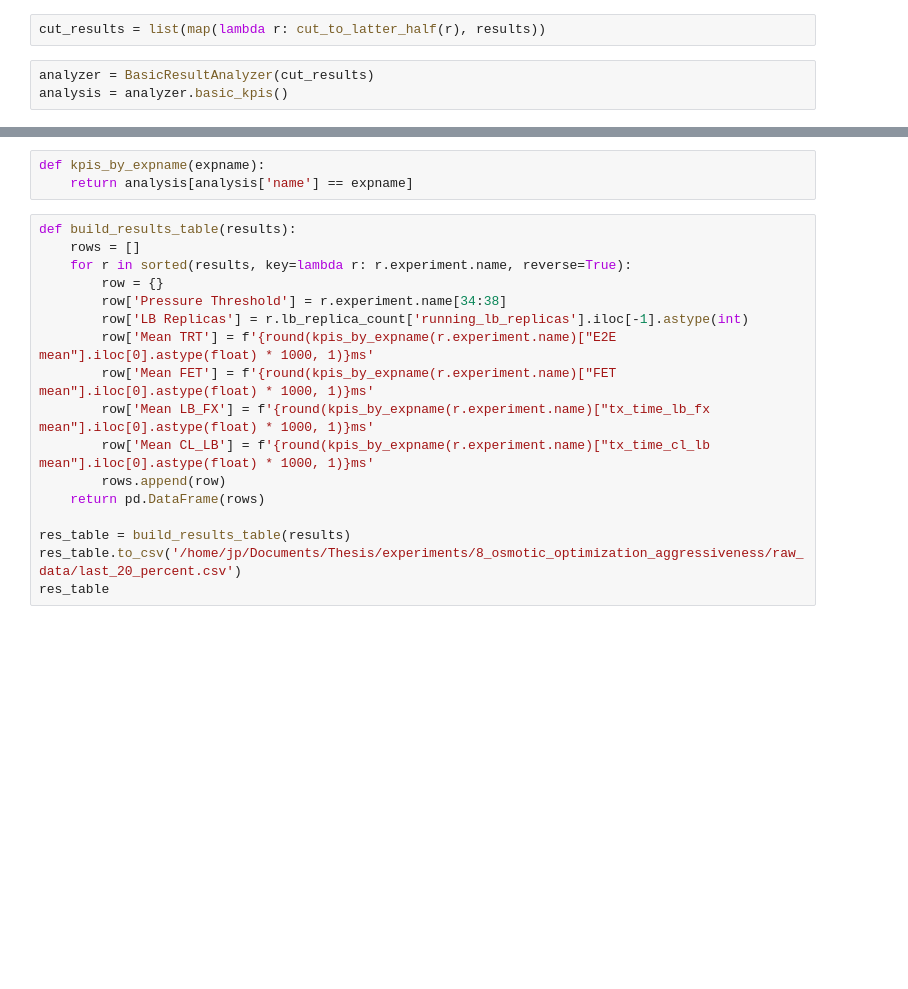
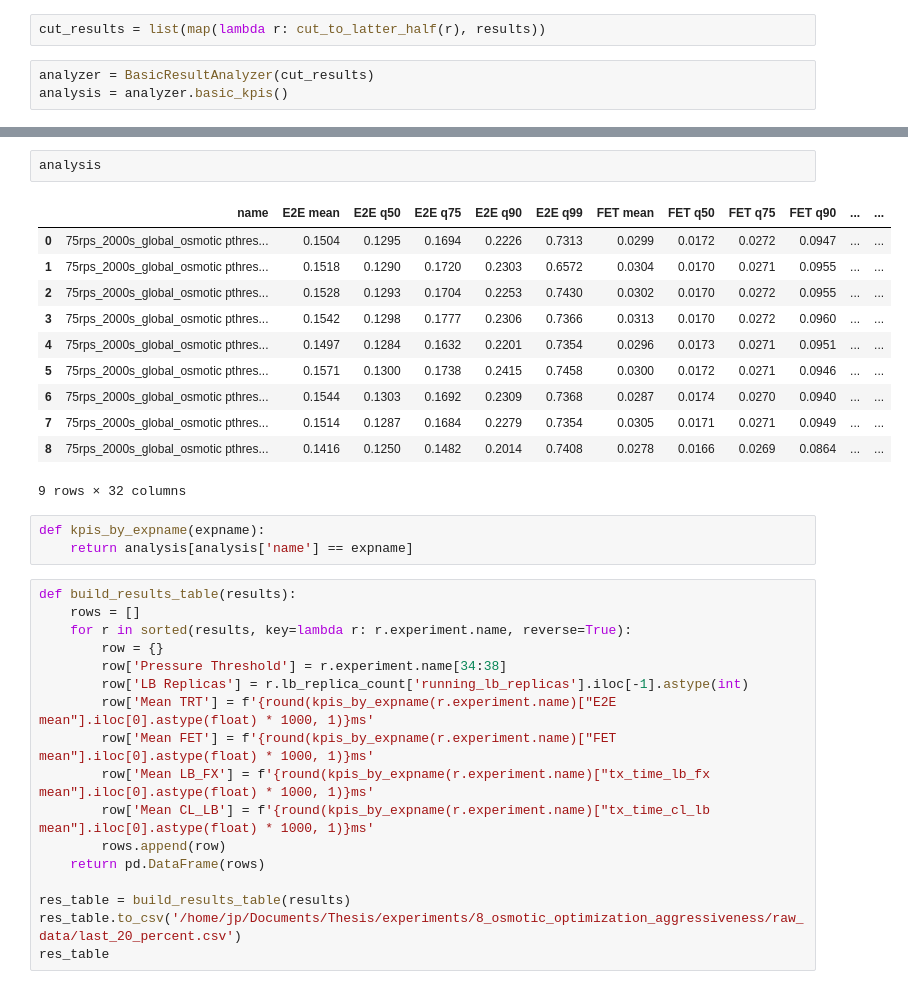
Before and after one commit to edgerun/faas-sim, a Jupyter notebook: ext/jjnp21/experiments/osmotic/optimization_aggressiveness/optimization_aggressiveness_vis.ipynb, the cells around one changed output, grey strips where cells are left out. Cells and saved outputs as stored; diff of their text form; blank space fills up the shorter version.

```diff
--- a/ext/jjnp21/experiments/osmotic/optimization_aggressiveness/optimization_aggressiveness_vis.ipynb
+++ b/ext/jjnp21/experiments/osmotic/optimization_aggressiveness/optimization_aggressiveness_vis.ipynb
@@ -41,3 +54,17 @@ len(results[0].invocations)
+# %%
+analysis
+# %% [output]
+|  | name | E2E mean | E2E q50 | E2E q75 | E2E q90 | E2E q99 | FET mean | FET q50 | FET q75 | FET q90 | ... | ... |
+| 0 | 75rps_2000s_global_osmotic pthres... | 0.1504 | 0.1295 | 0.1694 | 0.2226 | 0.7313 | 0.0299 | 0.0172 | 0.0272 | 0.0947 | ... | ... |
+| 1 | 75rps_2000s_global_osmotic pthres... | 0.1518 | 0.1290 | 0.1720 | 0.2303 | 0.6572 | 0.0304 | 0.0170 | 0.0271 | 0.0955 | ... | ... |
+| 2 | 75rps_2000s_global_osmotic pthres... | 0.1528 | 0.1293 | 0.1704 | 0.2253 | 0.7430 | 0.0302 | 0.0170 | 0.0272 | 0.0955 | ... | ... |
+| 3 | 75rps_2000s_global_osmotic pthres... | 0.1542 | 0.1298 | 0.1777 | 0.2306 | 0.7366 | 0.0313 | 0.0170 | 0.0272 | 0.0960 | ... | ... |
+| 4 | 75rps_2000s_global_osmotic pthres... | 0.1497 | 0.1284 | 0.1632 | 0.2201 | 0.7354 | 0.0296 | 0.0173 | 0.0271 | 0.0951 | ... | ... |
+| 5 | 75rps_2000s_global_osmotic pthres... | 0.1571 | 0.1300 | 0.1738 | 0.2415 | 0.7458 | 0.0300 | 0.0172 | 0.0271 | 0.0946 | ... | ... |
+| 6 | 75rps_2000s_global_osmotic pthres... | 0.1544 | 0.1303 | 0.1692 | 0.2309 | 0.7368 | 0.0287 | 0.0174 | 0.0270 | 0.0940 | ... | ... |
+| 7 | 75rps_2000s_global_osmotic pthres... | 0.1514 | 0.1287 | 0.1684 | 0.2279 | 0.7354 | 0.0305 | 0.0171 | 0.0271 | 0.0949 | ... | ... |
+| 8 | 75rps_2000s_global_osmotic pthres... | 0.1416 | 0.1250 | 0.1482 | 0.2014 | 0.7408 | 0.0278 | 0.0166 | 0.0269 | 0.0864 | ... | ... |
+9 rows × 32 columns
 # %%
 def kpis_by_expname(expname):
     return analysis[analysis['name'] == expname]
```
Also changed, not shown: parts of 1 cell of this notebook, 7 other files.
